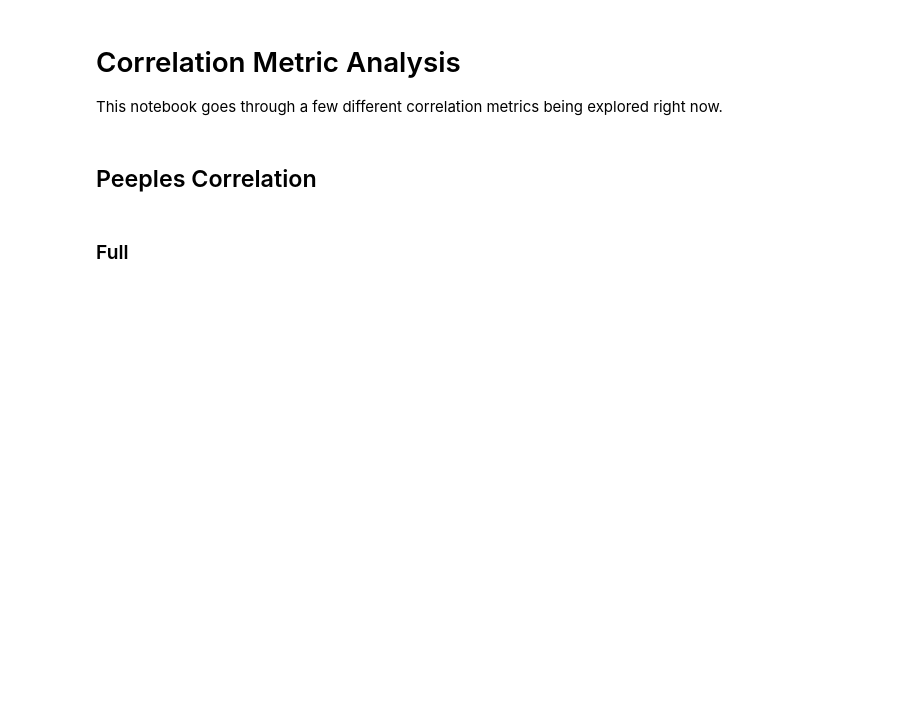
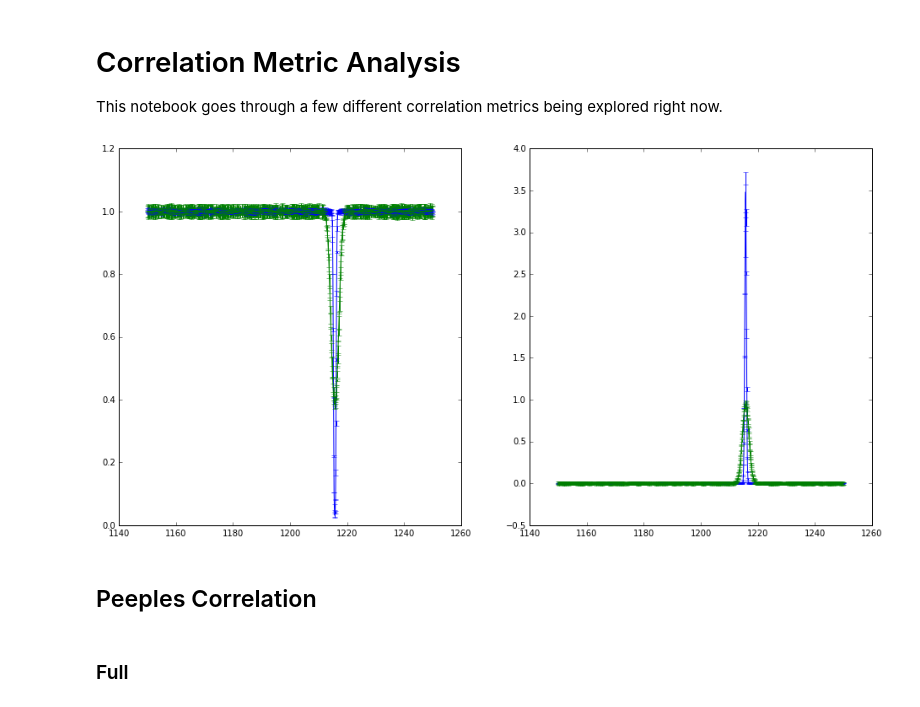
Before and after one commit to MISTY-pipeline/spectacle, a Jupyter notebook: notebooks/Correlation Metric Analysis.ipynb, the cells around one changed output. Cells and saved outputs as stored; diff of their text form; code cells hidden in the pictures; blank space fills up the shorter version.

```diff
--- a/notebooks/Correlation Metric Analysis.ipynb
+++ b/notebooks/Correlation Metric Analysis.ipynb
@@ -15,28 +15,30 @@ This notebook goes through a few different correlation metrics being explored ri
 # %%
 # Generate two spectrums to use for correlation
 
 disp = np.arange(1150, 1250, 0.1)
 
 spectrum1 = Spectrum1D(dispersion=disp, uncertainty=np.random.sample(1000) * 0.01)
 spectrum1.add_line(lambda_0=1.21567010E+03, f_value=0.4164, v_doppler=1e7, column_density=10**14.66, name="Halpha")
-spectrum1.add_noise()
-cos_lsf = LSF(instrument='cos')
-spectrum1.add_lsf(cos_lsf)
+spectrum1.add_noise(0.0025)
+# cos_lsf = LSF(instrument='cos')
+# spectrum1.add_lsf(cos_lsf)
 
-spectrum2 = Spectrum1D(dispersion=disp, uncertainty=np.random.sample(1000) * 0.25)
+spectrum2 = Spectrum1D(dispersion=disp, uncertainty=np.random.sample(1000) * 0.025)
 spectrum2.add_line(lambda_0=1.21567010E+03, f_value=0.4164, v_doppler=4e7, column_density=10**14.7, name="Halpha")
-spectrum2.add_noise(std_dev=0.25)
-cos_lsf = LSF(instrument='cos')
-spectrum2.add_lsf(cos_lsf)
+spectrum2.add_noise(std_dev=0.001)
+# cos_lsf = LSF(instrument='cos')
+# spectrum2.add_lsf(cos_lsf)
 
 # mask = (spectrum1.dispersion > 1150) & (spectrum1.dispersion < 1250)
 f, (ax1, ax2) = plt.subplots(1, 2)
 
 ax1.errorbar(spectrum1.dispersion, spectrum1.flux, yerr=spectrum1.uncertainty)
 ax1.errorbar(spectrum2.dispersion, spectrum2.flux, yerr=spectrum2.uncertainty)
 ax2.errorbar(spectrum1.dispersion, spectrum1.tau, yerr=spectrum1.tau_uncertainty)
 ax2.errorbar(spectrum2.dispersion, spectrum2.tau, yerr=spectrum2.tau_uncertainty)
 plt.show()
+# %% [output]
+[figure, added]
 # %% [markdown]
 ## Peeples Correlation
 # %% [markdown]
```
Also changed, not shown: parts of 6 cells of this notebook, 6 other files.
